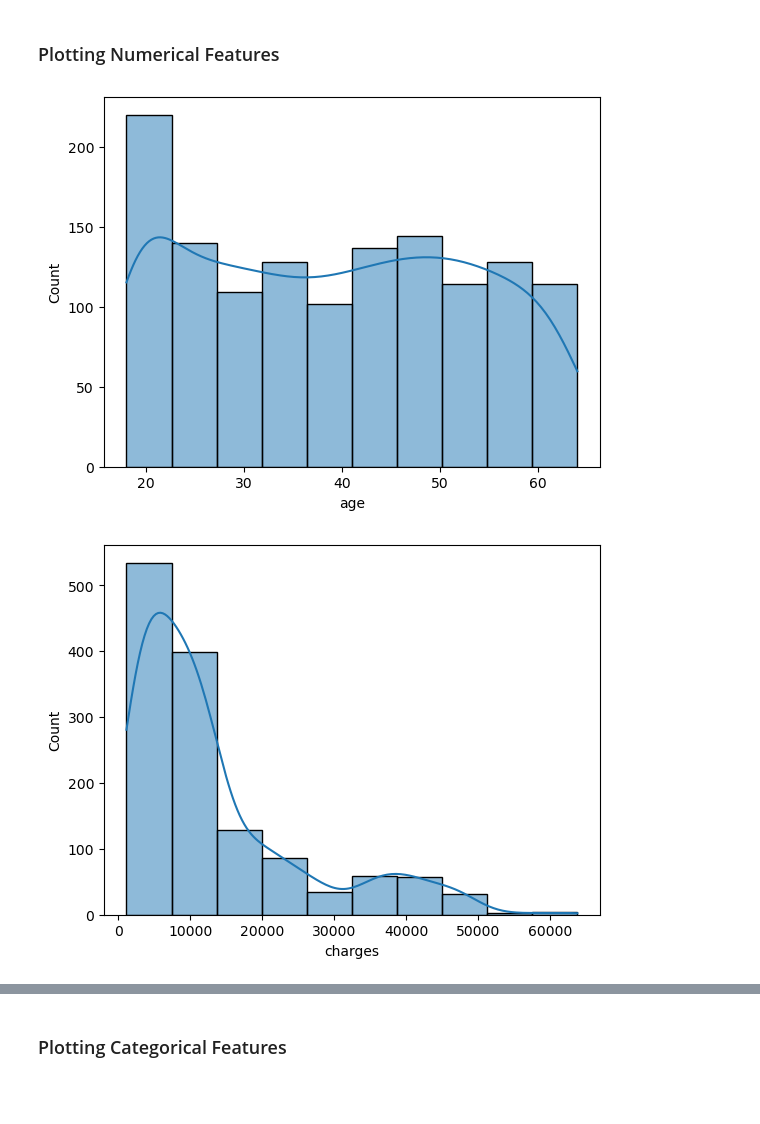
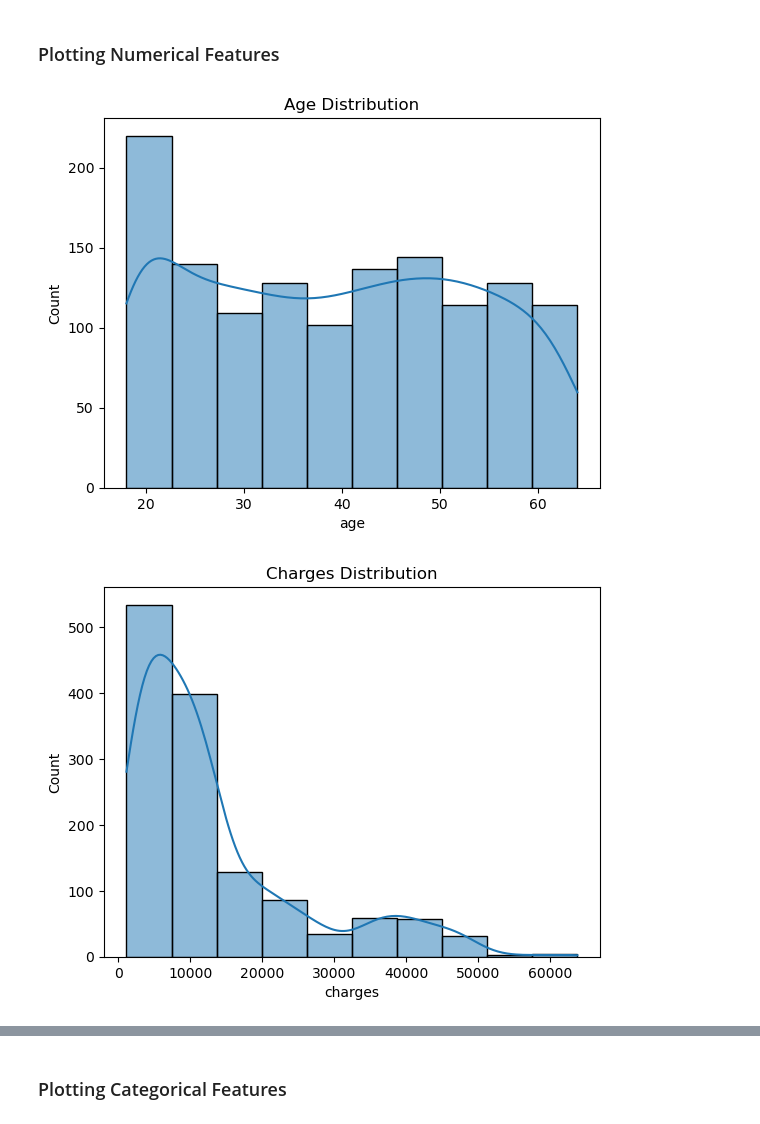
Before and after one commit to UzmaSayyeda/medical_insurance_cost_prediction, a Jupyter notebook: medical_insurance_cost_prediction.ipynb, the cells around one changed output, grey strips where cells are left out. Cells and saved outputs as stored; diff of their text form; code cells hidden in the pictures; blank space fills up the shorter version.

Commit message:
cleaned code and created images folder

```diff
--- a/medical_insurance_cost_prediction.ipynb
+++ b/medical_insurance_cost_prediction.ipynb
@@ -173,20 +174,24 @@ clean_df.describe().T
 | charges | 1336.0 | 13287.833731 | 12110.702320 | 1121.8739 | 4746.875675 | 9388.75365 | 16687.3641 | 63770.42801 |
 # %% [markdown]
 ###  Plotting Numerical Features
+# %%
+# Function to plot numerical features
+def distribution(data,bins,title):
+    sns.histplot(data, kde = True, stat="count", bins=bins)
+    plt.title(title)
+    plt.show()
 # %%
 # age distribution
 
-sns.histplot(clean_df["age"], kde = True, bins=10, stat="count")
-plt.show()
+distribution(clean_df["age"],10, "Age Distribution")
 # %% [output]
-[figure, old version]
+[figure, new version]
 # %%
 # charges distribution
 
-sns.histplot(clean_df["charges"], kde = True, stat="count", bins=10)
-plt.show()
+distribution(clean_df["charges"],10, "Charges Distribution")
 # %% [output]
-[figure, old version]
+[figure, new version]
 # %%
 # bmi distribution
 
```
Also changed, not shown: parts of 28 cells of this notebook, 8 other files.
